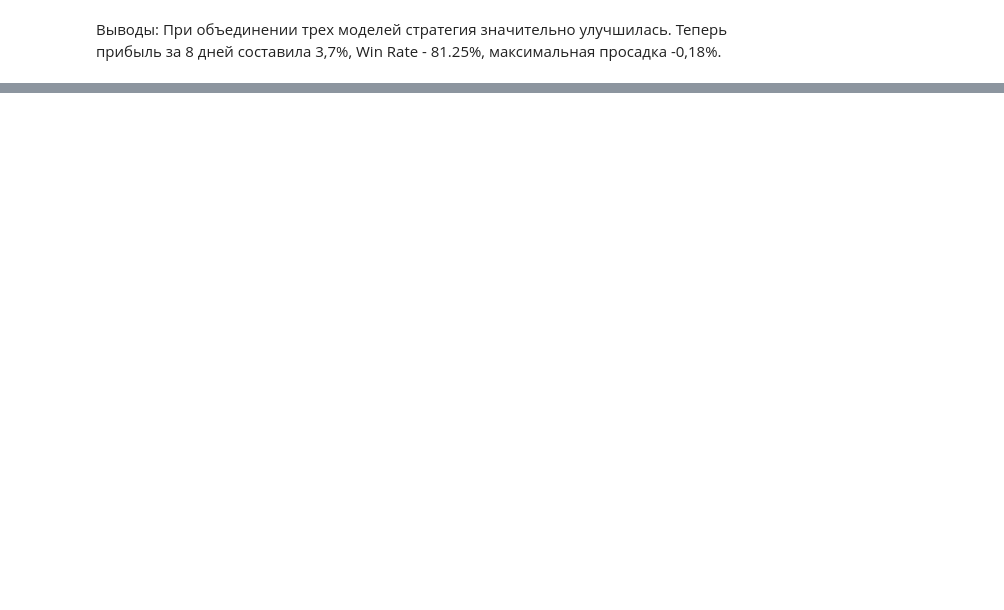
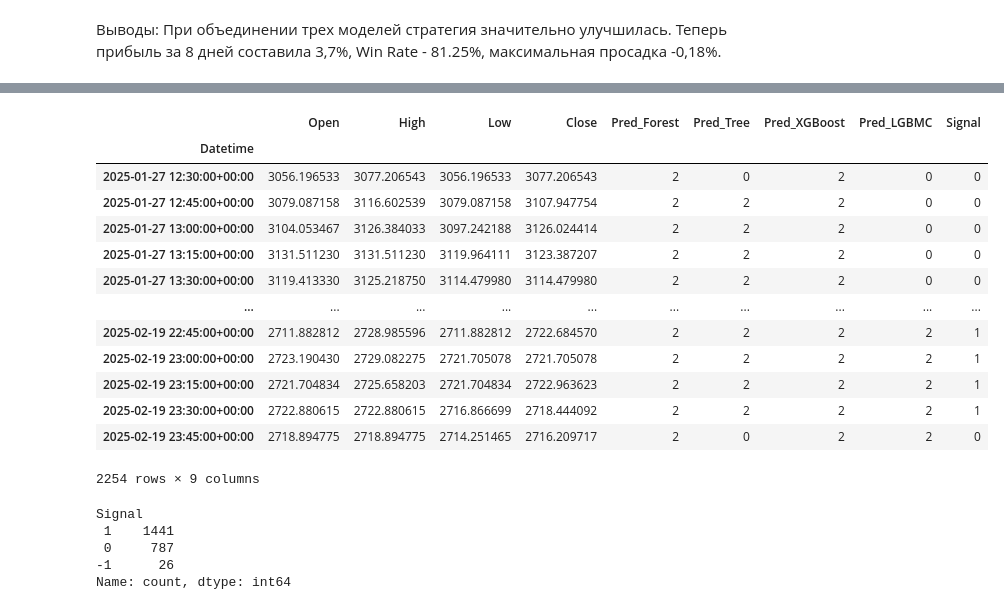
Before and after one commit to VitalyyN/ML_finance_OTUS, a Jupyter notebook: Task_4/HW_4.ipynb, the cells around one changed output, grey strips where cells are left out. Cells and saved outputs as stored; diff of their text form; code cells hidden in the pictures; blank space fills up the shorter version.

```diff
--- a/Task_4/HW_4.ipynb
+++ b/Task_4/HW_4.ipynb
@@ -3085,0 +3474,61 @@ Max. Drawdown [%]        : -0.1874933956412343
+# %%
+# Работа с четырьмя моделями
+
+# Предсказания моделей
+y_trade_pred_forest = best_model_forest.predict(eth_df_last_features)
+y_trade_pred_tree = best_model_tree.predict(eth_df_last_features)
+y_trade_pred_xgboost = best_model_xgboost.predict(eth_df_last_features)
+y_trade_pred_lgbmc = best_model_LGBMC.predict(eth_df_last_features)
+
+# Добавляем колонки с предсказаниями каждой модели
+eth_df_last_features['Pred_Forest'] = y_trade_pred_forest
+eth_df_last_features['Pred_Tree'] = y_trade_pred_tree
+eth_df_last_features['Pred_XGBoost'] = y_trade_pred_xgboost
+eth_df_last_features['Pred_LGBMC'] = y_trade_pred_lgbmc
+
+# Создаем колонку Signal на основе предсказаний моделей
+def generate_signal(pred_forest, pred_tree, pred_xgboost, pred_lgbmc):
+    if (sum([pred_forest == 0, pred_tree == 0, pred_xgboost == 0, pred_lgbmc == 0]) >= 3 and
+        sum([pred_forest == 2, pred_tree == 2, pred_xgboost == 2, pred_lgbmc == 2]) < 1):
+        return -1  # Сигнал на продажу
+    elif (sum([pred_forest == 2, pred_tree == 2, pred_xgboost == 2, pred_lgbmc == 2]) >= 3 and
+          sum([pred_forest == 0, pred_tree == 0, pred_xgboost == 0, pred_lgbmc == 0]) < 1):
+        return 1  # Сигнал на покупку
+    else:
+        return 0  # Ничего не делаем
+
+eth_df_last_features['Signal'] = eth_df_last_features.apply(lambda row: generate_signal(
+    row['Pred_Forest'],
+    row['Pred_Tree'],
+    row['Pred_XGBoost'],
+    row['Pred_LGBMC']
+), axis=1)
+
+# Создаем датасет X_trade_signal с нужными колонками
+X_trade_signal = eth_df_last_features[['Open', 'High', 'Low', 'Close', 'Pred_Forest', 'Pred_Tree', 'Pred_XGBoost', 'Pred_LGBMC', 'Signal']]
+
+# Выводим для проверки
+X_trade_signal
+# %% [output]
+|  | Open | High | Low | Close | Pred_Forest | Pred_Tree | Pred_XGBoost | Pred_LGBMC | Signal |
+| Datetime |  |  |  |  |  |  |  |  |  |
+| 2025-01-27 12:30:00+00:00 | 3056.196533 | 3077.206543 | 3056.196533 | 3077.206543 | 2 | 0 | 2 | 0 | 0 |
+| 2025-01-27 12:45:00+00:00 | 3079.087158 | 3116.602539 | 3079.087158 | 3107.947754 | 2 | 2 | 2 | 0 | 0 |
+| 2025-01-27 13:00:00+00:00 | 3104.053467 | 3126.384033 | 3097.242188 | 3126.024414 | 2 | 2 | 2 | 0 | 0 |
+| 2025-01-27 13:15:00+00:00 | 3131.511230 | 3131.511230 | 3119.964111 | 3123.387207 | 2 | 2 | 2 | 0 | 0 |
+| 2025-01-27 13:30:00+00:00 | 3119.413330 | 3125.218750 | 3114.479980 | 3114.479980 | 2 | 2 | 2 | 0 | 0 |
+| ... | ... | ... | ... | ... | ... | ... | ... | ... | ... |
+| 2025-02-19 22:45:00+00:00 | 2711.882812 | 2728.985596 | 2711.882812 | 2722.684570 | 2 | 2 | 2 | 2 | 1 |
+| 2025-02-19 23:00:00+00:00 | 2723.190430 | 2729.082275 | 2721.705078 | 2721.705078 | 2 | 2 | 2 | 2 | 1 |
+| 2025-02-19 23:15:00+00:00 | 2721.704834 | 2725.658203 | 2721.704834 | 2722.963623 | 2 | 2 | 2 | 2 | 1 |
+| 2025-02-19 23:30:00+00:00 | 2722.880615 | 2722.880615 | 2716.866699 | 2718.444092 | 2 | 2 | 2 | 2 | 1 |
+| 2025-02-19 23:45:00+00:00 | 2718.894775 | 2718.894775 | 2714.251465 | 2716.209717 | 2 | 0 | 2 | 2 | 0 |
+2254 rows × 9 columns
+# %%
+print(X_trade_signal['Signal'].value_counts())
+# %% [output]
+Signal
+ 1    1441
+ 0     787
+-1      26
+Name: count, dtype: int64
```
Also changed, not shown: parts of 27 cells of this notebook, 19 other files.
